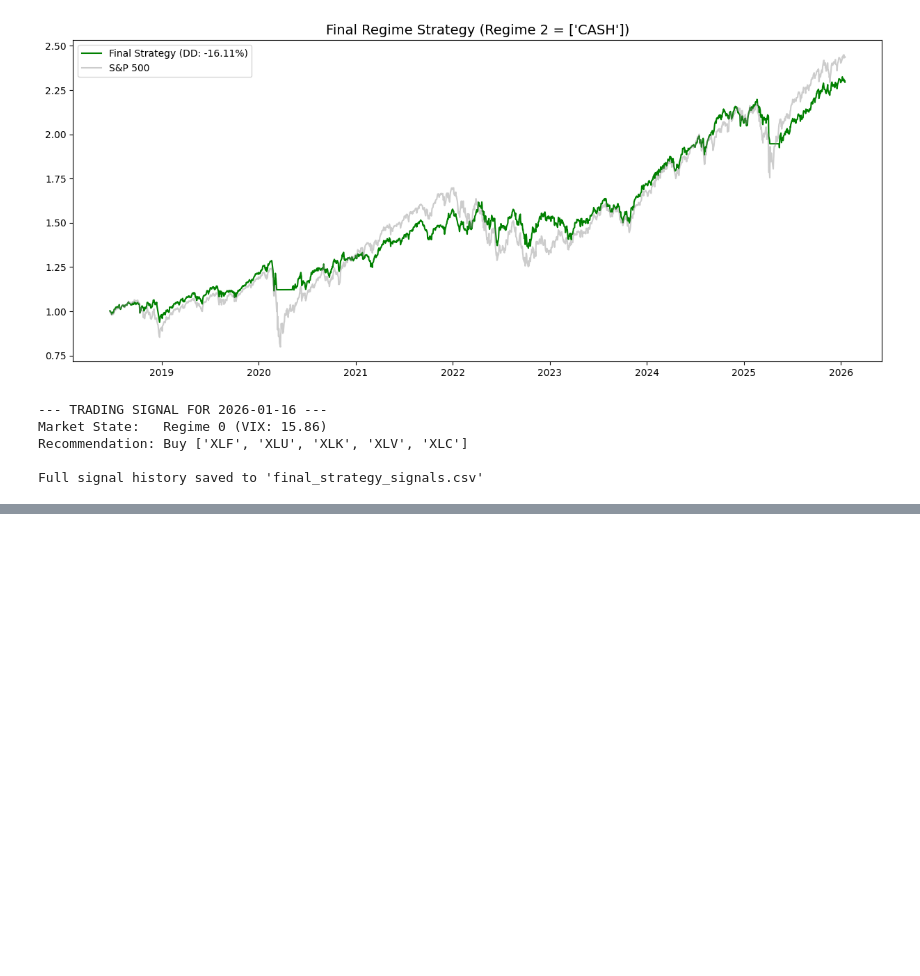
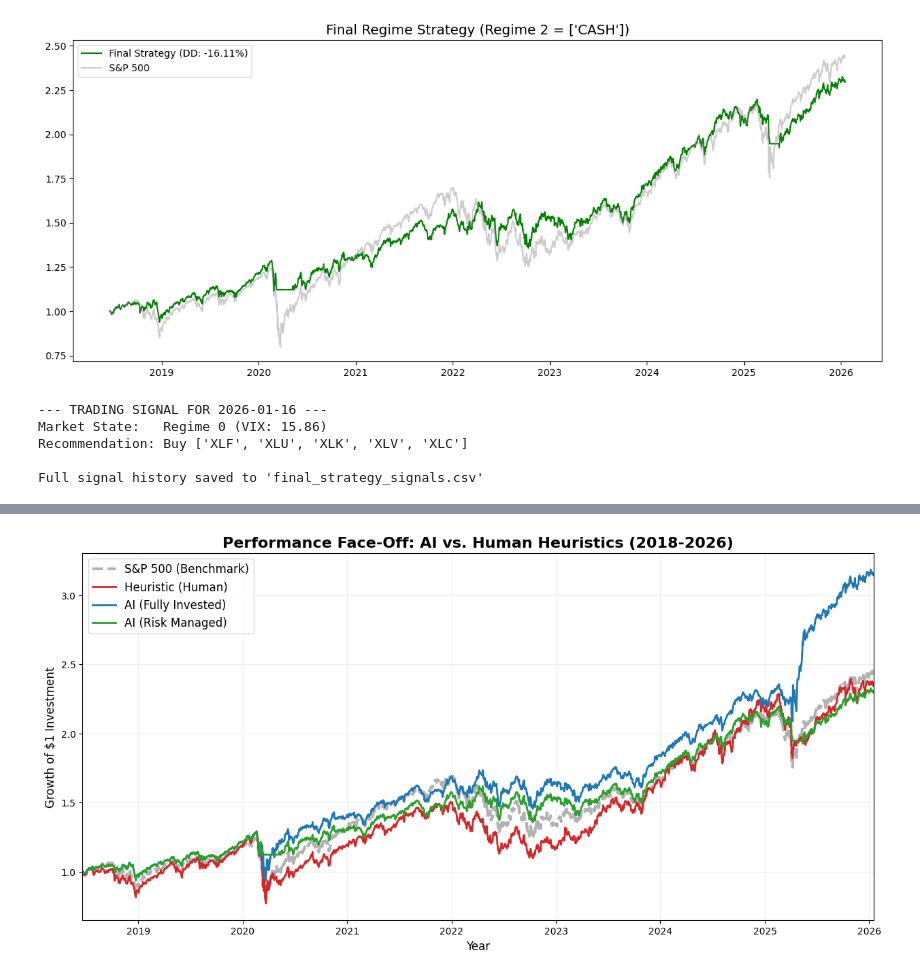
Before and after one commit to tanishhky/regime_detection, a Jupyter notebook: main.ipynb, the cells around one changed output, grey strips where cells are left out. Cells and saved outputs as stored; diff of their text form; code cells hidden in the pictures; blank space fills up the shorter version.

```diff
--- a/main.ipynb
+++ b/main.ipynb
@@ -1189,0 +1413,34 @@ Full signal history saved to 'final_strategy_signals.csv'
+# %%
+# Calculate Cumulative Returns
+cumulative_returns = (1 + comparison_results).cumprod()
+
+plt.figure(figsize=(15, 7))
+
+# Plot SPY (Benchmark)
+plt.plot(cumulative_returns.index, cumulative_returns['SPY'],
+         label='S&P 500 (Benchmark)', color='black', alpha=0.3, linewidth=3, linestyle='--')
+
+# Plot Strategies
+# Colors: A=Red (Fail), B=Blue (Aggressive), C=Green (Optimal)
+strategy_colors = {
+    'Heuristic (Human)': 'tab:red',
+    'AI (Fully Invested)': 'tab:blue',
+    'AI (Risk Managed)': 'tab:green'
+}
+
+for col in comparison_results.columns:
+    if col != 'SPY':
+        plt.plot(cumulative_returns.index, cumulative_returns[col],
+                 label=col, color=strategy_colors.get(col, 'gray'), linewidth=2)
+
+plt.title('Performance Face-Off: AI vs. Human Heuristics (2018-2026)', fontsize=16, fontweight='bold')
+plt.ylabel('Growth of $1 Investment', fontsize=12)
+plt.xlabel('Year', fontsize=12)
+plt.legend(fontsize=12)
+plt.grid(True, alpha=0.2)
+plt.margins(x=0)
+
+plt.savefig('assets/equity_curves.png')
+plt.show()
+# %% [output]
+[figure, added]
```
Also changed, not shown: parts of 4 cells of this notebook, 10 other files.
